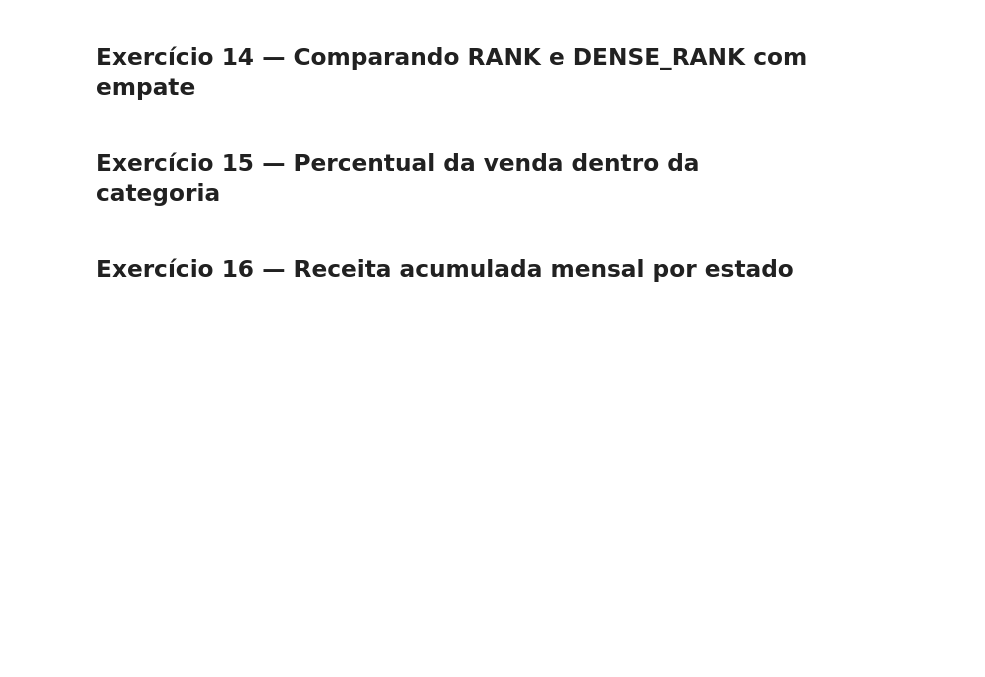
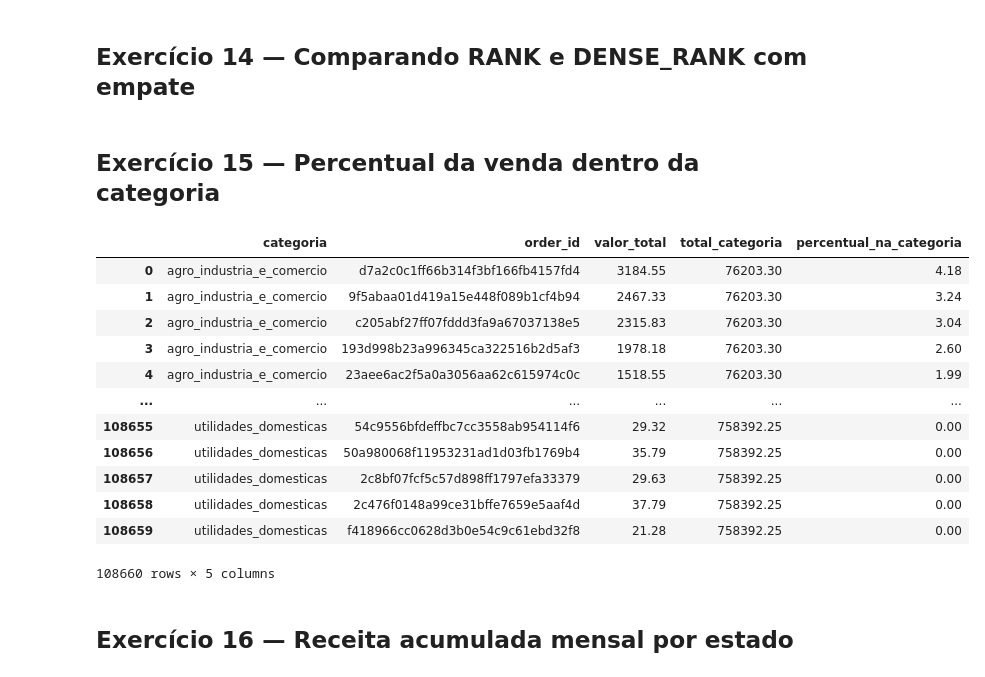
Before and after one commit to samuelbucco/Semana_10, a Jupyter notebook: samuel_bucco/Semana_10_Gabarito_Exercicios_SQL_Avancado_DW_Revisado.ipynb, the cells around one changed output. Cells and saved outputs as stored; diff of their text form; code cells hidden in the pictures; blank space fills up the shorter version.

```diff
--- a/samuel_bucco/Semana_10_Gabarito_Exercicios_SQL_Avancado_DW_Revisado.ipynb
+++ b/samuel_bucco/Semana_10_Gabarito_Exercicios_SQL_Avancado_DW_Revisado.ipynb
@@ -550,29 +600,43 @@ ORDER BY receita_total DESC;
 # %%
 query = """
 SELECT
     p.product_category_name AS categoria,
     f.order_id,
     f.valor_total,
     SUM(f.valor_total) OVER (
         PARTITION BY p.product_category_name
     ) AS total_categoria,
     ROUND(
         100.0 * f.valor_total / SUM(f.valor_total) OVER (
             PARTITION BY p.product_category_name
         ),
         2
     ) AS percentual_na_categoria
 FROM fato_vendas f
 INNER JOIN dim_produto p
     ON f.produto_sk = p.produto_sk
 WHERE p.product_category_name IS NOT NULL
 ORDER BY
     categoria,
     percentual_na_categoria DESC;
 """
 
 # Para executar:
-# banco_dados.sql(query).df()
+banco_dados.sql(query).df()
+# %% [output]
+|  | categoria | order_id | valor_total | total_categoria | percentual_na_categoria |
+| 0 | agro_industria_e_comercio | d7a2c0c1ff66b314f3bf166fb4157fd4 | 3184.55 | 76203.30 | 4.18 |
+| 1 | agro_industria_e_comercio | 9f5abaa01d419a15e448f089b1cf4b94 | 2467.33 | 76203.30 | 3.24 |
+| 2 | agro_industria_e_comercio | c205abf27ff07fddd3fa9a67037138e5 | 2315.83 | 76203.30 | 3.04 |
+| 3 | agro_industria_e_comercio | 193d998b23a996345ca322516b2d5af3 | 1978.18 | 76203.30 | 2.60 |
+| 4 | agro_industria_e_comercio | 23aee6ac2f5a0a3056aa62c615974c0c | 1518.55 | 76203.30 | 1.99 |
+| ... | ... | ... | ... | ... | ... |
+| 108655 | utilidades_domesticas | 54c9556bfdeffbc7cc3558ab954114f6 | 29.32 | 758392.25 | 0.00 |
+| 108656 | utilidades_domesticas | 50a980068f11953231ad1d03fb1769b4 | 35.79 | 758392.25 | 0.00 |
+| 108657 | utilidades_domesticas | 2c8bf07fcf5c57d898ff1797efa33379 | 29.63 | 758392.25 | 0.00 |
+| 108658 | utilidades_domesticas | 2c476f0148a99ce31bffe7659e5aaf4d | 37.79 | 758392.25 | 0.00 |
+| 108659 | utilidades_domesticas | f418966cc0628d3b0e54c9c61ebd32f8 | 21.28 | 758392.25 | 0.00 |
+108660 rows × 5 columns
 # %% [markdown]
 ## Exercício 16 — Receita acumulada mensal por estado
 # %%
```
Also changed, not shown: parts of 5 cells of this notebook, 2 other files.
